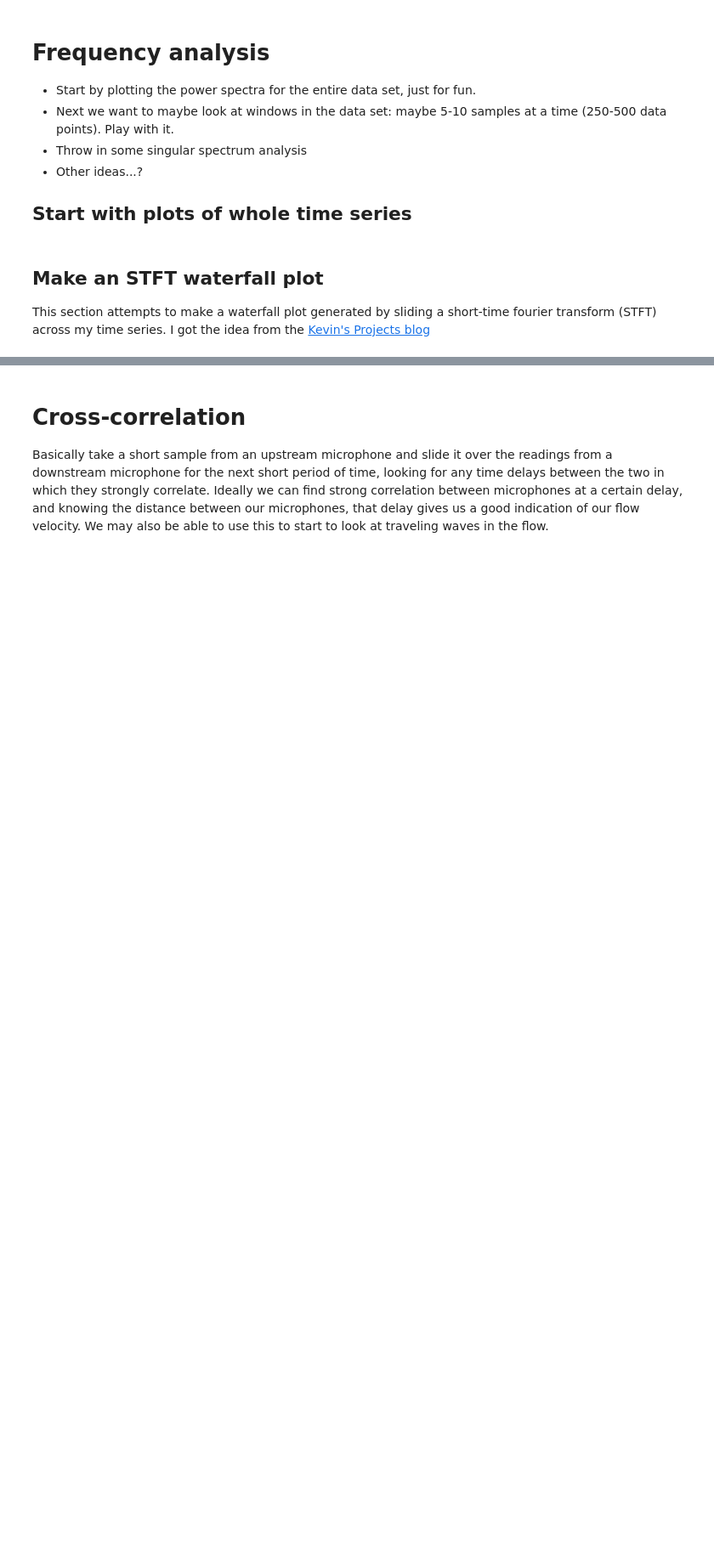
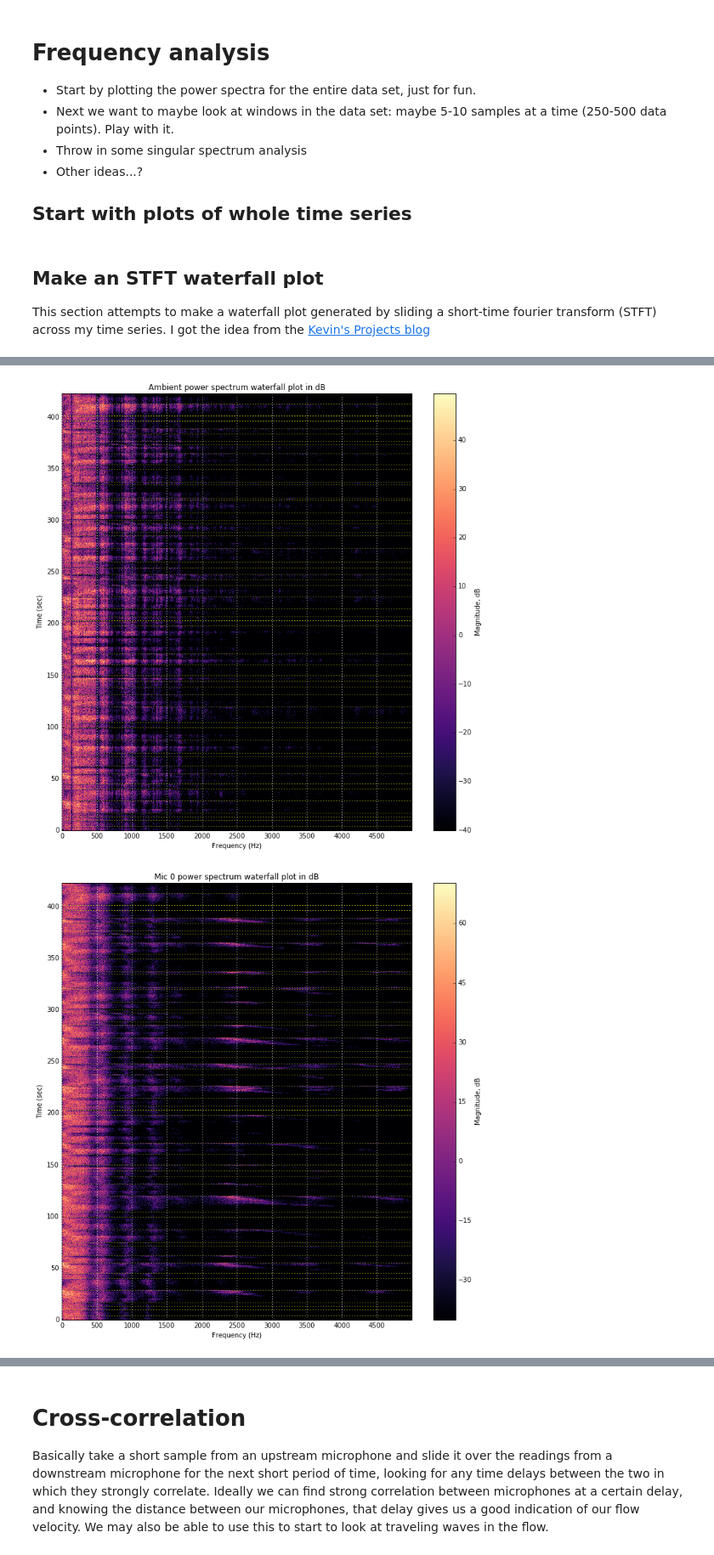
Before and after one commit to Engineero/burner_analysis, a Jupyter notebook: data_analysis_notebook.ipynb, the cells around one changed output, grey strips where cells are left out. Shown at 85% size. Drawn from its saved outputs; the diff is of its cells as text; code cells hidden in the pictures; blank space fills up the shorter version.

```diff
--- a/data_analysis_notebook.ipynb
+++ b/data_analysis_notebook.ipynb
@@ -297,7 +270,6 @@ exp_time = []
 
 # Do the STFT: generator
 for index in range(5):
-    data_gen = data_generator(eng, table_name="10_op_point_test")
     print("Working on mic {}...".format(index), end="")
     tic = timeit.default_timer()
     res, t = do_stft(data["dynamicP"][index], fft_size, fs, overlap_fac)
@@ -309,14 +288,18 @@ print("result: {} elements".format(len(result)))
 # %%
 # Plot the waterfall
 for res, t, mic in zip(result, exp_time, mic_list):
-    plt.figure(figsize=(12,4), dpi=80)
+    plt.figure(figsize=(12,12), dpi=80)
     img = plt.imshow(res, origin='lower', cmap='magma', interpolation='nearest', aspect='auto', extent=[0,fft_size,0,t])
     cbar = plt.colorbar(img)
     cbar.set_label("Magnitude, dB")
+    plt.hlines(meas_time[inds], 0, fft_size, colors="y", linestyles="dotted")
     plt.xticks(np.arange(0, fft_size, fft_size/10))
     plt.grid(b=True, axis="x", color="w", linestyle=":", linewidth=1)
     plt.xlabel("Frequency (Hz)")
     plt.ylabel("Time (sec)")
     plt.title("{} power spectrum waterfall plot in dB".format(mic))
     plt.show()
     plt.close()
+# %% [output]
+[figure, added]
+[figure, added]
```
Also changed, not shown: parts of 17 cells of this notebook.
